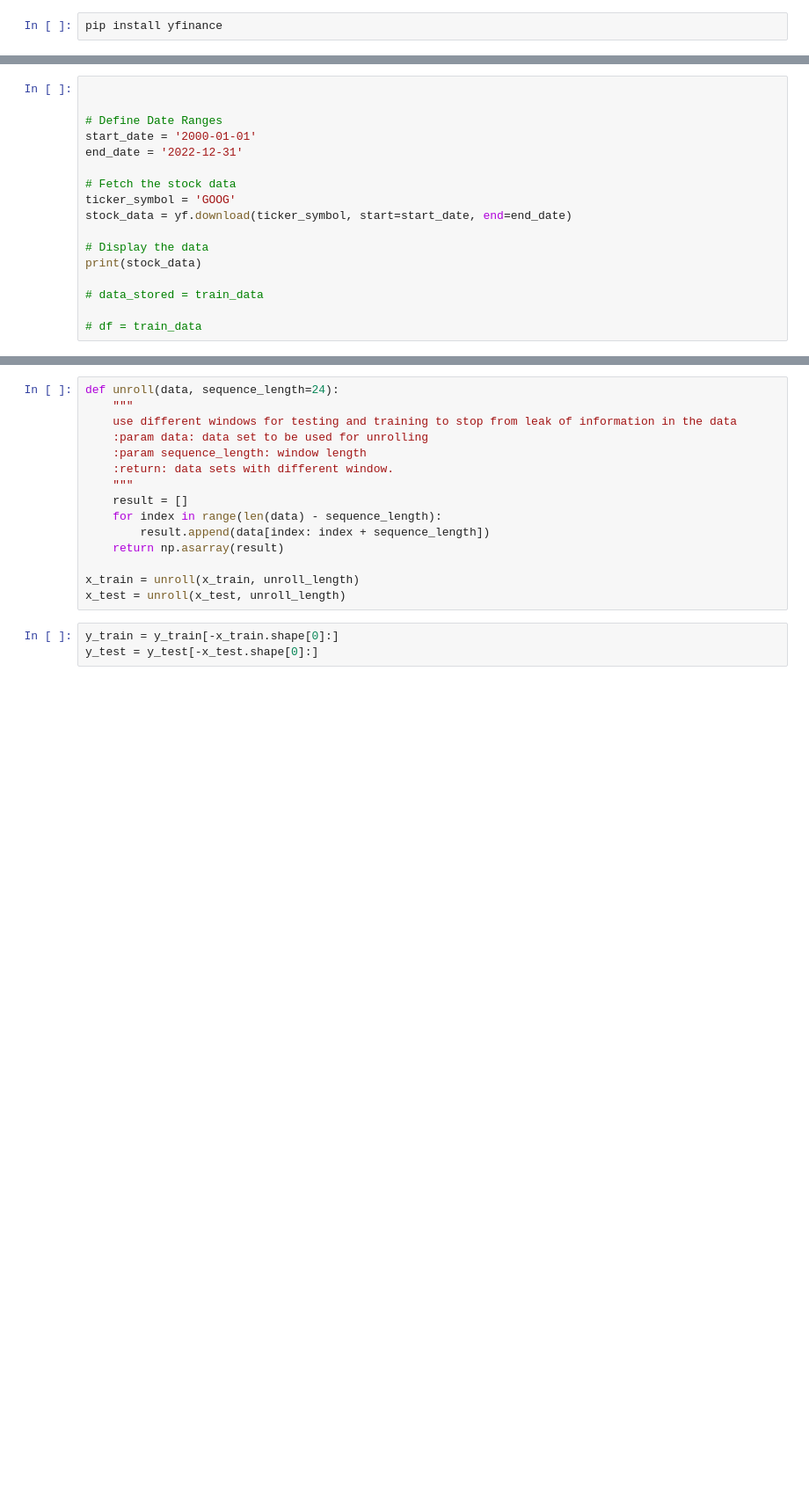
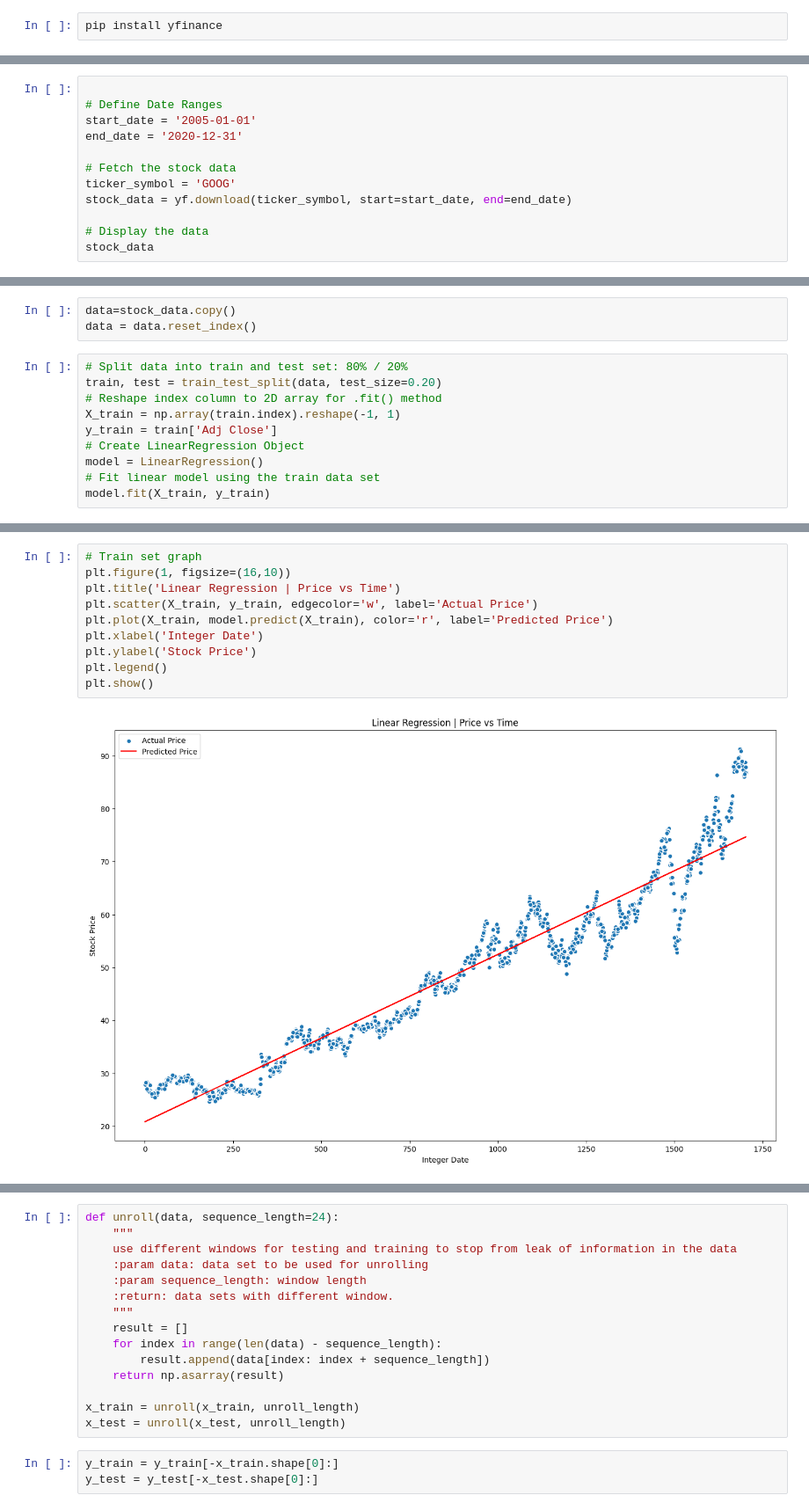
Before and after one commit to Tanmay7404/Stock-Price-Prediction, a Jupyter notebook: stock-prediction.ipynb, the cells around one changed output, grey strips where cells are left out. Shown at 88% size. Drawn from its saved outputs; the diff is of its cells as text; blank space fills up the shorter version.

```diff
--- a/stock-prediction.ipynb
+++ b/stock-prediction.ipynb
@@ -28,17 +38,12 @@ import tensorflow.keras.backend as K
 # %%
 
-
 # Define Date Ranges
-start_date = '2000-01-01'
-end_date = '2022-12-31'
+start_date = '2005-01-01'
+end_date = '2020-12-31'
 
 # Fetch the stock data
 ticker_symbol = 'GOOG'
 stock_data = yf.download(ticker_symbol, start=start_date, end=end_date)
 
 # Display the data
-print(stock_data)
-
-# data_stored = train_data
-
-# df = train_data
+stock_data
@@ -44,0 +68,13 @@ print(stock_data)
+# %%
+data=stock_data.copy()
+data = data.reset_index()
+# %%
+# Split data into train and test set: 80% / 20%
+train, test = train_test_split(data, test_size=0.20)
+# Reshape index column to 2D array for .fit() method
+X_train = np.array(train.index).reshape(-1, 1)
+y_train = train['Adj Close']
+# Create LinearRegression Object
+model = LinearRegression()
+# Fit linear model using the train data set
+model.fit(X_train, y_train)
@@ -44,0 +83,12 @@ print(stock_data)
+# %%
+# Train set graph
+plt.figure(1, figsize=(16,10))
+plt.title('Linear Regression | Price vs Time')
+plt.scatter(X_train, y_train, edgecolor='w', label='Actual Price')
+plt.plot(X_train, model.predict(X_train), color='r', label='Predicted Price')
+plt.xlabel('Integer Date')
+plt.ylabel('Stock Price')
+plt.legend()
+plt.show()
+# %% [output]
+[figure, added]
```
Also changed, not shown: parts of 58 cells of this notebook.
